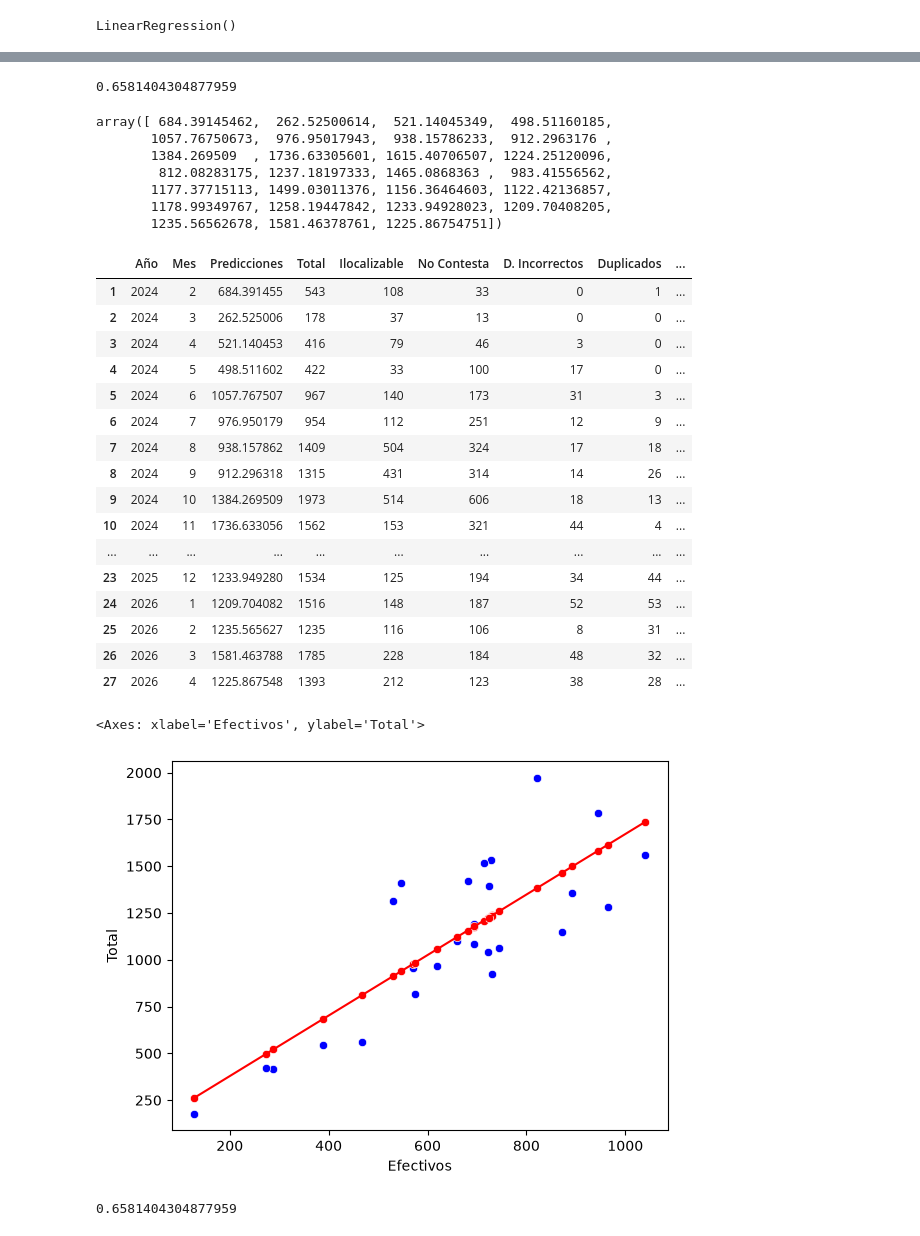
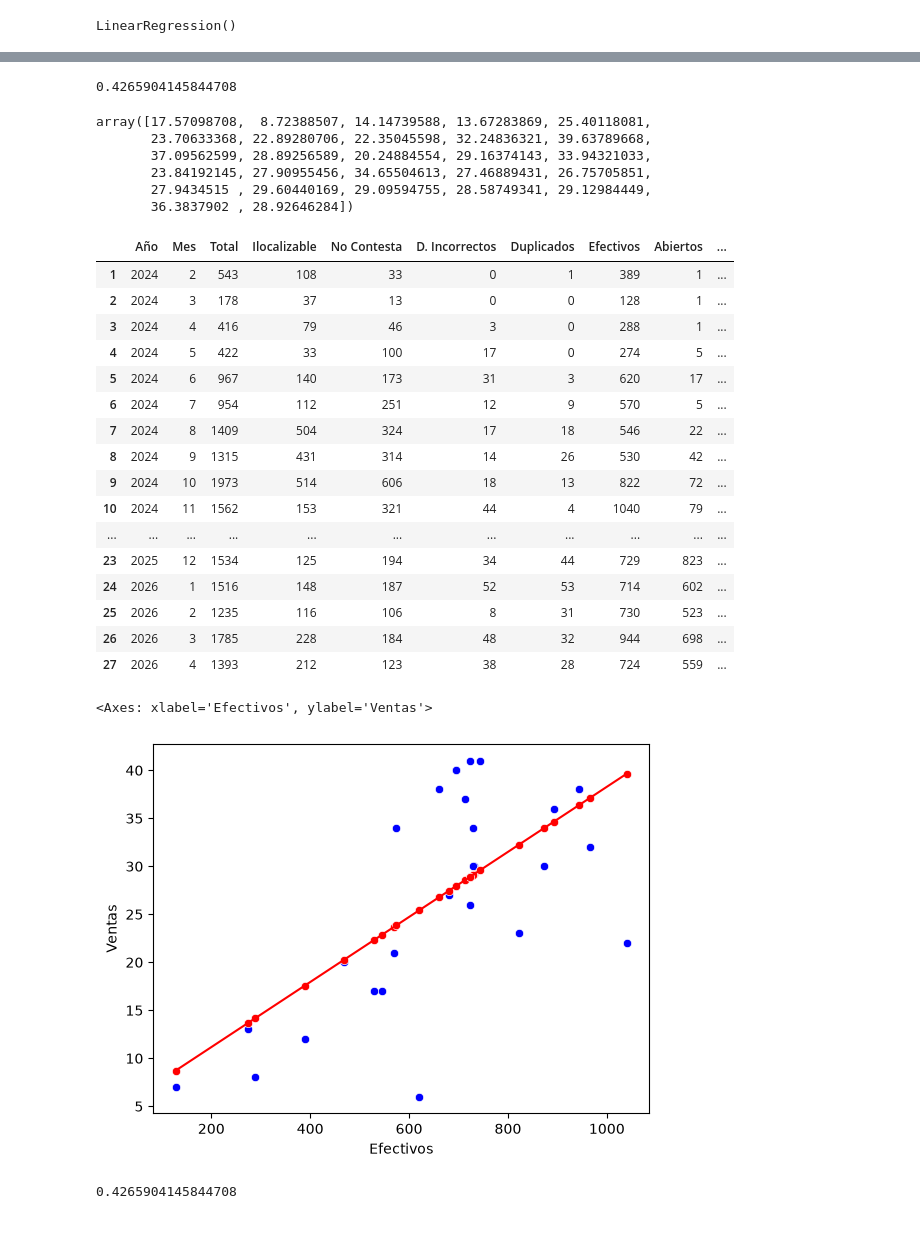
Before and after one commit to Andyr3516/Regression_lineal_simple_A5, a Jupyter notebook: Actividad 5.1/leads_reales_limpio.ipynb, the cells around one changed output, grey strips where cells are left out. Cells and saved outputs as stored; diff of their text form; code cells hidden in the pictures.

```diff
--- a/Actividad 5.1/leads_reales_limpio.ipynb
+++ b/Actividad 5.1/leads_reales_limpio.ipynb
@@ -85,7 +85,7 @@ sns.scatterplot(x='Efectivos', y='Total', color="blue", data=df)
 # %%
 #Declaramos las variables dependientes e independientes para la regresión lineal
 Vars_Indep= df[['Efectivos']]
-Var_Dep= df['Total']
+Var_Dep= df['Ventas']
 # %%
 # Se define model como la función de regresión lineal
 from sklearn.linear_model import LinearRegression
@@ -117,56 +117,55 @@ model.__dict__
 #Evaluamos la eficiencia del modelo obtenido por medio del coeficiente R Determinación
 model.score(Vars_Indep,Var_Dep)
 # %% [output]
-0.6581404304877959
+0.4265904145844708
 # %%
 #Predecimos los valores de total a partir de la variable "efectivos"
 y_pred= model.predict(X=df[['Efectivos']])
 y_pred
 # %% [output]
-array([ 684.39145462,  262.52500614,  521.14045349,  498.51160185,
-       1057.76750673,  976.95017943,  938.15786233,  912.2963176 ,
-       1384.269509  , 1736.63305601, 1615.40706507, 1224.25120096,
-        812.08283175, 1237.18197333, 1465.0868363 ,  983.41556562,
-       1177.37715113, 1499.03011376, 1156.36464603, 1122.42136857,
-       1178.99349767, 1258.19447842, 1233.94928023, 1209.70408205,
-       1235.56562678, 1581.46378761, 1225.86754751])
+array([17.57098708,  8.72388507, 14.14739588, 13.67283869, 25.40118081,
+       23.70633368, 22.89280706, 22.35045598, 32.24836321, 39.63789668,
+       37.09562599, 28.89256589, 20.24884554, 29.16374143, 33.94321033,
+       23.84192145, 27.90955456, 34.65504613, 27.46889431, 26.75705851,
+       27.9434515 , 29.60440169, 29.09594755, 28.58749341, 29.12984449,
+       36.3837902 , 28.92646284])
 # %%
 # Insertamos la columna de predicciones en el DataFrame
-df.insert(2, 'Predicciones', y_pred)
+df.insert(9, 'Predicciones', y_pred)
 df
 # %% [output]
-|  | Año | Mes | Predicciones | Total | Ilocalizable | No Contesta | D. Incorrectos | Duplicados | ... |
-| 1 | 2024 | 2 | 684.391455 | 543 | 108 | 33 | 0 | 1 | ... |
-| 2 | 2024 | 3 | 262.525006 | 178 | 37 | 13 | 0 | 0 | ... |
-| 3 | 2024 | 4 | 521.140453 | 416 | 79 | 46 | 3 | 0 | ... |
-| 4 | 2024 | 5 | 498.511602 | 422 | 33 | 100 | 17 | 0 | ... |
-| 5 | 2024 | 6 | 1057.767507 | 967 | 140 | 173 | 31 | 3 | ... |
-| 6 | 2024 | 7 | 976.950179 | 954 | 112 | 251 | 12 | 9 | ... |
-| 7 | 2024 | 8 | 938.157862 | 1409 | 504 | 324 | 17 | 18 | ... |
-| 8 | 2024 | 9 | 912.296318 | 1315 | 431 | 314 | 14 | 26 | ... |
-| 9 | 2024 | 10 | 1384.269509 | 1973 | 514 | 606 | 18 | 13 | ... |
-| 10 | 2024 | 11 | 1736.633056 | 1562 | 153 | 321 | 44 | 4 | ... |
-| ... | ... | ... | ... | ... | ... | ... | ... | ... | ... |
-| 23 | 2025 | 12 | 1233.949280 | 1534 | 125 | 194 | 34 | 44 | ... |
-| 24 | 2026 | 1 | 1209.704082 | 1516 | 148 | 187 | 52 | 53 | ... |
-| 25 | 2026 | 2 | 1235.565627 | 1235 | 116 | 106 | 8 | 31 | ... |
-| 26 | 2026 | 3 | 1581.463788 | 1785 | 228 | 184 | 48 | 32 | ... |
-| 27 | 2026 | 4 | 1225.867548 | 1393 | 212 | 123 | 38 | 28 | ... |
+|  | Año | Mes | Total | Ilocalizable | No Contesta | D. Incorrectos | Duplicados | Efectivos | Abiertos | ... |
+| 1 | 2024 | 2 | 543 | 108 | 33 | 0 | 1 | 389 | 1 | ... |
+| 2 | 2024 | 3 | 178 | 37 | 13 | 0 | 0 | 128 | 1 | ... |
+| 3 | 2024 | 4 | 416 | 79 | 46 | 3 | 0 | 288 | 1 | ... |
+| 4 | 2024 | 5 | 422 | 33 | 100 | 17 | 0 | 274 | 5 | ... |
+| 5 | 2024 | 6 | 967 | 140 | 173 | 31 | 3 | 620 | 17 | ... |
+| 6 | 2024 | 7 | 954 | 112 | 251 | 12 | 9 | 570 | 5 | ... |
+| 7 | 2024 | 8 | 1409 | 504 | 324 | 17 | 18 | 546 | 22 | ... |
+| 8 | 2024 | 9 | 1315 | 431 | 314 | 14 | 26 | 530 | 42 | ... |
+| 9 | 2024 | 10 | 1973 | 514 | 606 | 18 | 13 | 822 | 72 | ... |
+| 10 | 2024 | 11 | 1562 | 153 | 321 | 44 | 4 | 1040 | 79 | ... |
+| ... | ... | ... | ... | ... | ... | ... | ... | ... | ... | ... |
+| 23 | 2025 | 12 | 1534 | 125 | 194 | 34 | 44 | 729 | 823 | ... |
+| 24 | 2026 | 1 | 1516 | 148 | 187 | 52 | 53 | 714 | 602 | ... |
+| 25 | 2026 | 2 | 1235 | 116 | 106 | 8 | 31 | 730 | 523 | ... |
+| 26 | 2026 | 3 | 1785 | 228 | 184 | 48 | 32 | 944 | 698 | ... |
+| 27 | 2026 | 4 | 1393 | 212 | 123 | 38 | 28 | 724 | 559 | ... |
 # %%
 #Visualizamos la gráfica comparativa entre el total real y el total predecido
 
-sns.scatterplot(x='Efectivos', y='Total', color="blue", data=df)
+sns.scatterplot(x='Efectivos', y='Ventas', color="blue", data=df)
 sns.scatterplot(x='Efectivos', y='Predicciones', color="red", data=df)
 sns.lineplot(x='Efectivos', y='Predicciones', color="red", data=df)
 # %% [output]
-<Axes: xlabel='Efectivos', ylabel='Total'>
+<Axes: xlabel='Efectivos', ylabel='Ventas'>
-[figure, old version]
+[figure, new version]
 # %%
 #Corroboramos cual es el coeficiente de Determinación de nuestro modelo
 coef_Deter=model.score(X=Vars_Indep, y=Var_Dep)
 coef_Deter
 # %% [output]
-0.6581404304877959
+0.4265904145844708
 # %%
 #Corroboramos cual es el coeficiente de Correlación de nuestro modelo
 coef_Correl=np.sqrt(coef_Deter)
```
Also changed, not shown: parts of 9 cells of this notebook.
